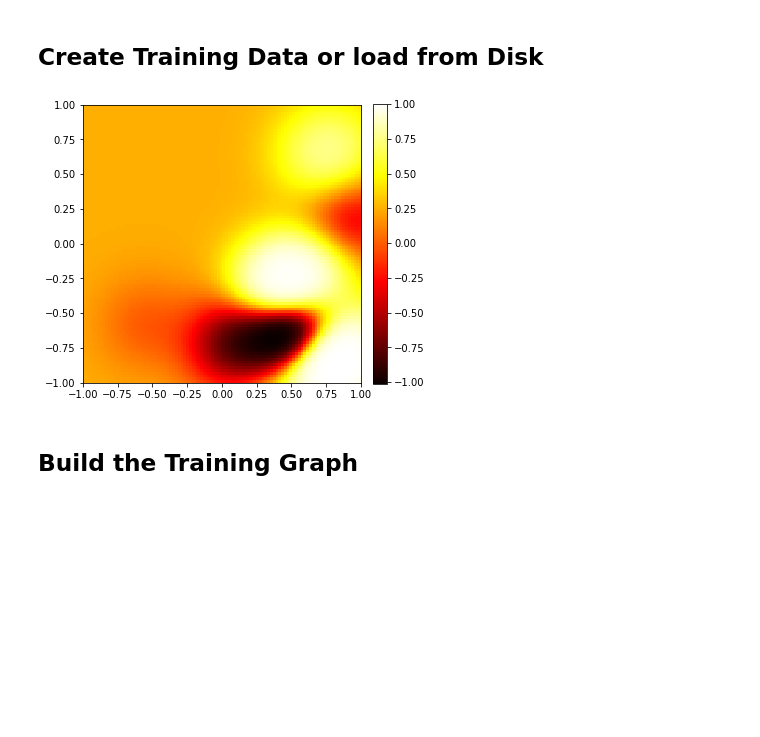
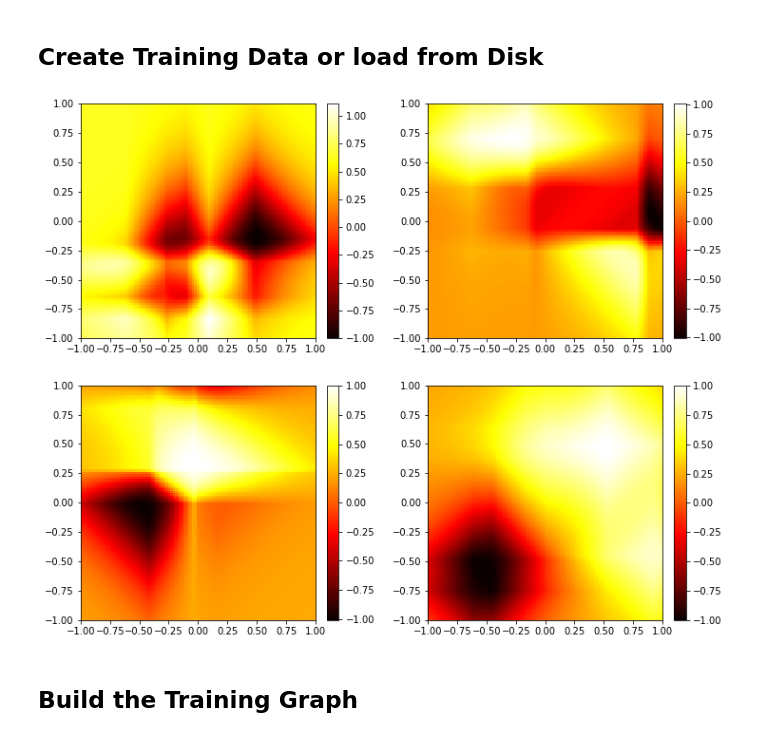
Before and after one commit to p16i/blackbox-optimization-using-rnns, a Jupyter notebook: BlackBoxOptimize.ipynb, the cells around one changed output. Cells and saved outputs as stored; diff of their text form; code cells hidden in the pictures; blank space fills up the shorter version.

```diff
--- a/BlackBoxOptimize.ipynb
+++ b/BlackBoxOptimize.ipynb
@@ -20,12 +20,12 @@ save_data = False
 dim = 2
 n_train = 1600
 n_test = 160
-n_bumps = 8
+n_bumps =
 l = 2/n_bumps*np.sqrt(dim)
 n_mc_samples = 1000
 max_x_abs_value = 1.0
-kernel = gp.rbf_kernel
-function = gp.airfoil_prior
+kernel = gp.matern32_kernel
+function = gp.normalized_gp_function
 
 # LSTM Model
 n_hidden = 100
@@ -62,9 +62,9 @@ data_train = (X_train, A_train, min_train, max_train)
 data_test = (X_test, A_test, min_test, max_test)
 # %%
 # Visualize Training Data
-if visualize: viz.plot_gp_data_sample(1, X_train, A_train, min_train, max_train, l, kernel, function)
+if visualize: viz.plot_gp_data_sample(4, X_train, A_train, min_train, max_train, l, kernel, function)
 # %% [output]
-[figure, old version]
+[figure, new version]
 # %% [markdown]
 ## Build the Training Graph
 # %%
```
Also changed, not shown: parts of 5 cells of this notebook, 4 other files.
